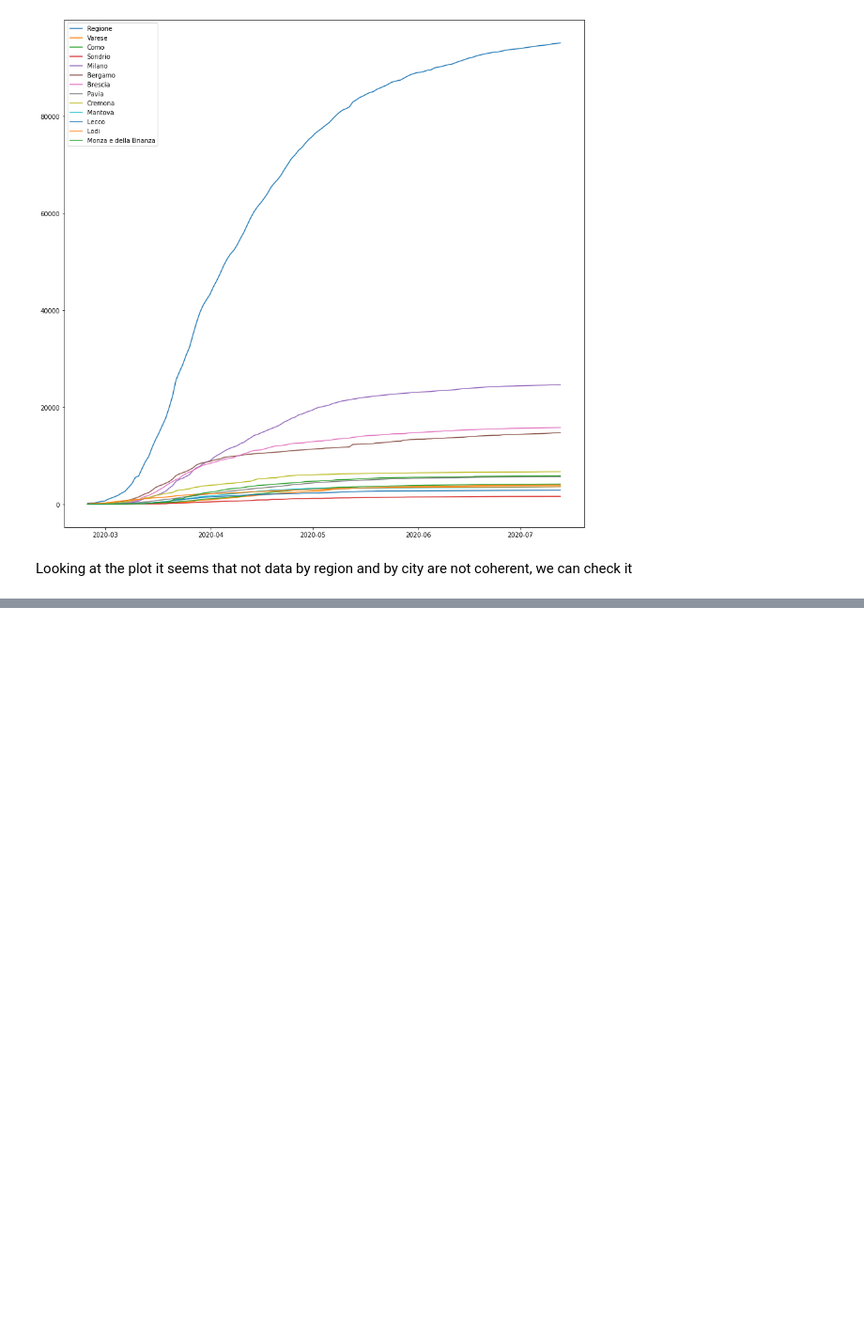
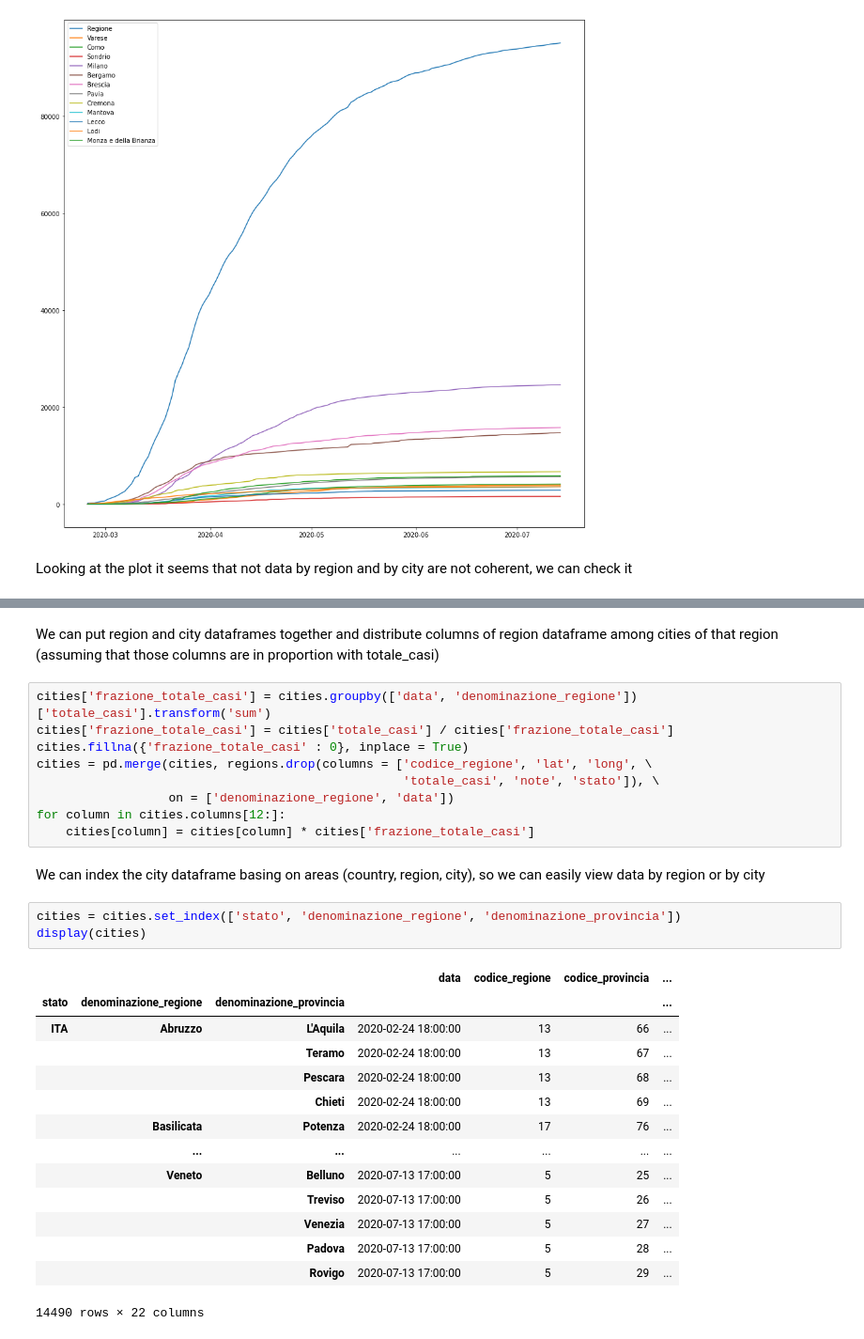
Before and after one commit to valentino-marano/MassiveData, a Jupyter notebook: marano-marano.ipynb, the cells around one changed output, grey strips where cells are left out. Shown at 94% size. Saved outputs shown, nothing was run; the diff lists cells and outputs as text; blank space fills up the shorter version.

```diff
--- a/marano-marano.ipynb
+++ b/marano-marano.ipynb
@@ -746,0 +755,31 @@ plt.show()
+# %% [markdown]
+We can put region and city dataframes together and distribute columns of region dataframe among cities of that region (assuming that those columns are in proportion with totale_casi)
+# %%
+cities['frazione_totale_casi'] = cities.groupby(['data', 'denominazione_regione'])['totale_casi'].transform('sum')
+cities['frazione_totale_casi'] = cities['totale_casi'] / cities['frazione_totale_casi']
+cities.fillna({'frazione_totale_casi' : 0}, inplace = True)
+cities = pd.merge(cities, regions.drop(columns = ['codice_regione', 'lat', 'long', \
+                                                  'totale_casi', 'note', 'stato']), \
+                  on = ['denominazione_regione', 'data'])
+for column in cities.columns[12:]:
+    cities[column] = cities[column] * cities['frazione_totale_casi']
+# %% [markdown]
+We can index the city dataframe basing on areas (country, region, city), so we can easily view data by region or by city
+# %%
+cities = cities.set_index(['stato', 'denominazione_regione', 'denominazione_provincia'])
+display(cities)
+# %% [output]
+|  |  |  | data | codice_regione | codice_provincia | ... |
+| stato | denominazione_regione | denominazione_provincia |  |  |  | ... |
+| ITA | Abruzzo | L'Aquila | 2020-02-24 18:00:00 | 13 | 66 | ... |
+|  |  | Teramo | 2020-02-24 18:00:00 | 13 | 67 | ... |
+|  |  | Pescara | 2020-02-24 18:00:00 | 13 | 68 | ... |
+|  |  | Chieti | 2020-02-24 18:00:00 | 13 | 69 | ... |
+|  | Basilicata | Potenza | 2020-02-24 18:00:00 | 17 | 76 | ... |
+|  | ... | ... | ... | ... | ... | ... |
+|  | Veneto | Belluno | 2020-07-13 17:00:00 | 5 | 25 | ... |
+|  |  | Treviso | 2020-07-13 17:00:00 | 5 | 26 | ... |
+|  |  | Venezia | 2020-07-13 17:00:00 | 5 | 27 | ... |
+|  |  | Padova | 2020-07-13 17:00:00 | 5 | 28 | ... |
+|  |  | Rovigo | 2020-07-13 17:00:00 | 5 | 29 | ... |
+14490 rows × 22 columns
```
Also changed, not shown: parts of 17 cells of this notebook, 4 other files.
